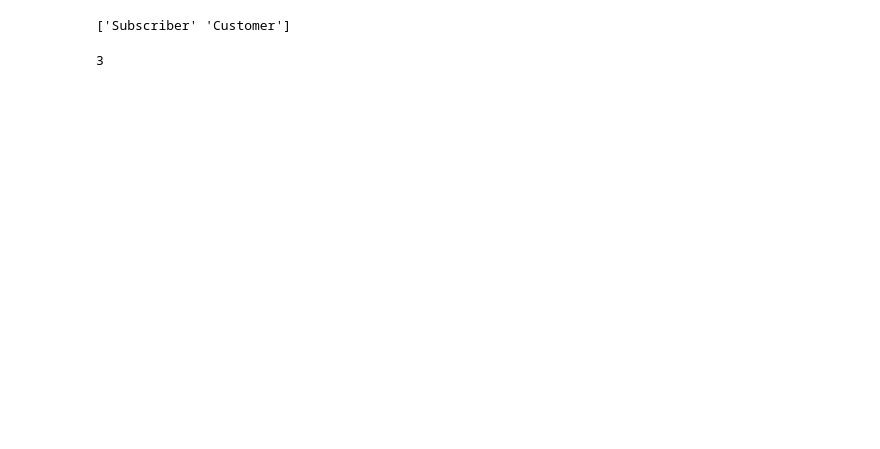
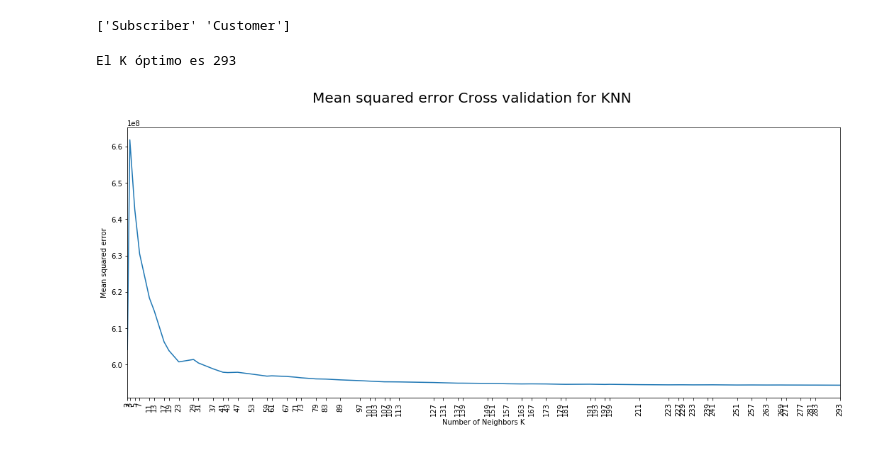
Before and after one commit to fpenovi/SFbikeTravelDuration, a Jupyter notebook: notebooks/code_drafts/NearestNeighbours/01_CrossValidation.ipynb, the cells around one changed output. Cells and saved outputs as stored; diff of their text form; code cells hidden in the pictures; blank space fills up the shorter version.

Commit message:
Notebook cross validation KNN

```diff
--- a/notebooks/code_drafts/NearestNeighbours/01_CrossValidation.ipynb
+++ b/notebooks/code_drafts/NearestNeighbours/01_CrossValidation.ipynb
@@ -39,12 +39,29 @@ trainDateData = {'start_month':dfTrain.start_date.dt.month,
 # Agrego columnas con la informacion de fechas a los dataframes
 dfTrain = dfTrain[['start_station_id', 'subscription_type']].join(pd.DataFrame(trainDateData), how='outer')
 # %%
-kValues = primeNumbersUntil(100)
+kValues = primeNumbersUntil(303)
 cvScores = []
 for k in kValues:
     knn = KNeighborsRegressor(n_neighbors=k, n_jobs=-1)
     scores = cross_val_score(knn, dfTrain, target, scoring='neg_mean_squared_error', n_jobs=-1)
     cvScores.append(scores.mean())
-kValues[cvScores.index(min(cvScores))]
-# %% [output]
-3
+# %%
+# Invierto los signos para poder graficar
+y = [-x for x in cvScores]
+
+# Obtengo mejor k
+kOptimo = kValues[y.index(min(y))]
+print "El K óptimo es %d" % kOptimo
+
+# Plot
+plt.figure().suptitle('Mean squared error Cross validation for KNN', fontsize=20)
+plt.plot(kValues, y)
+plt.xlabel('Number of Neighbors K')
+plt.ylabel('Mean squared error')
+plt.xlim(kValues[0], kValues[-1])
+plt.xticks(kValues, kValues, rotation='vertical')
+plt.gcf().set_size_inches(18, 7, forward=True)
+plt.show()
+# %% [output]
+El K óptimo es 293
+[figure, added]
```
